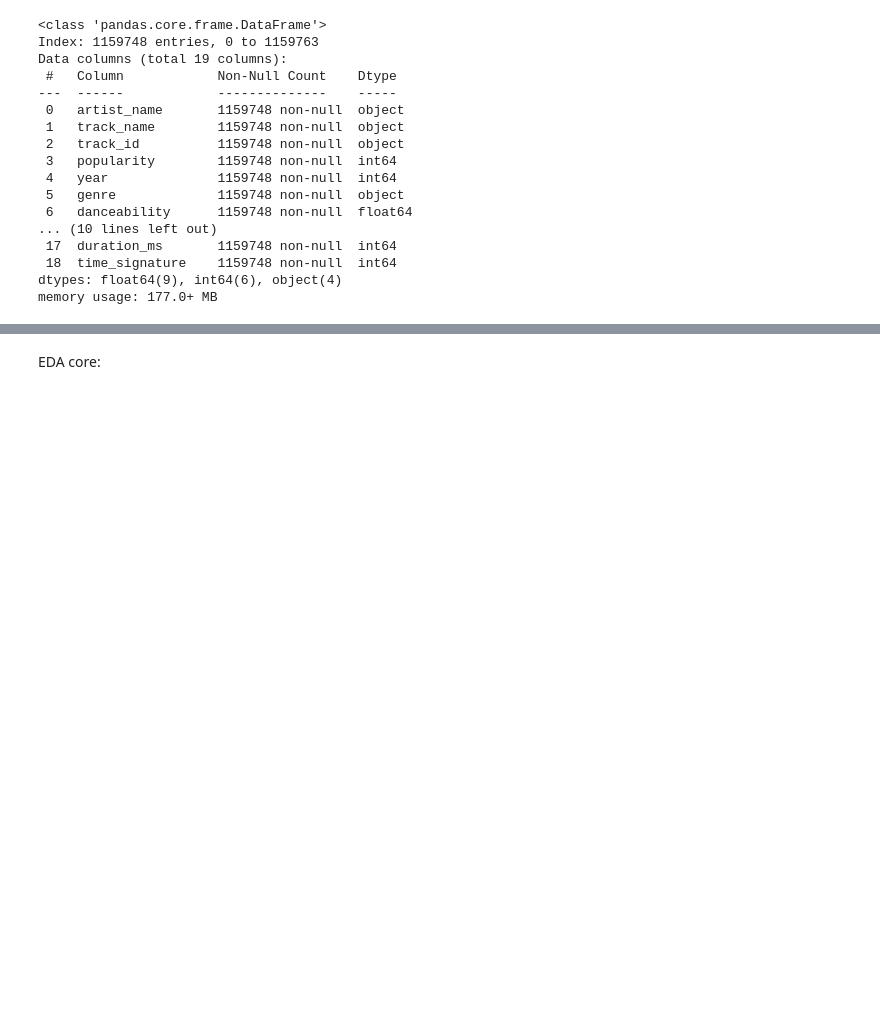
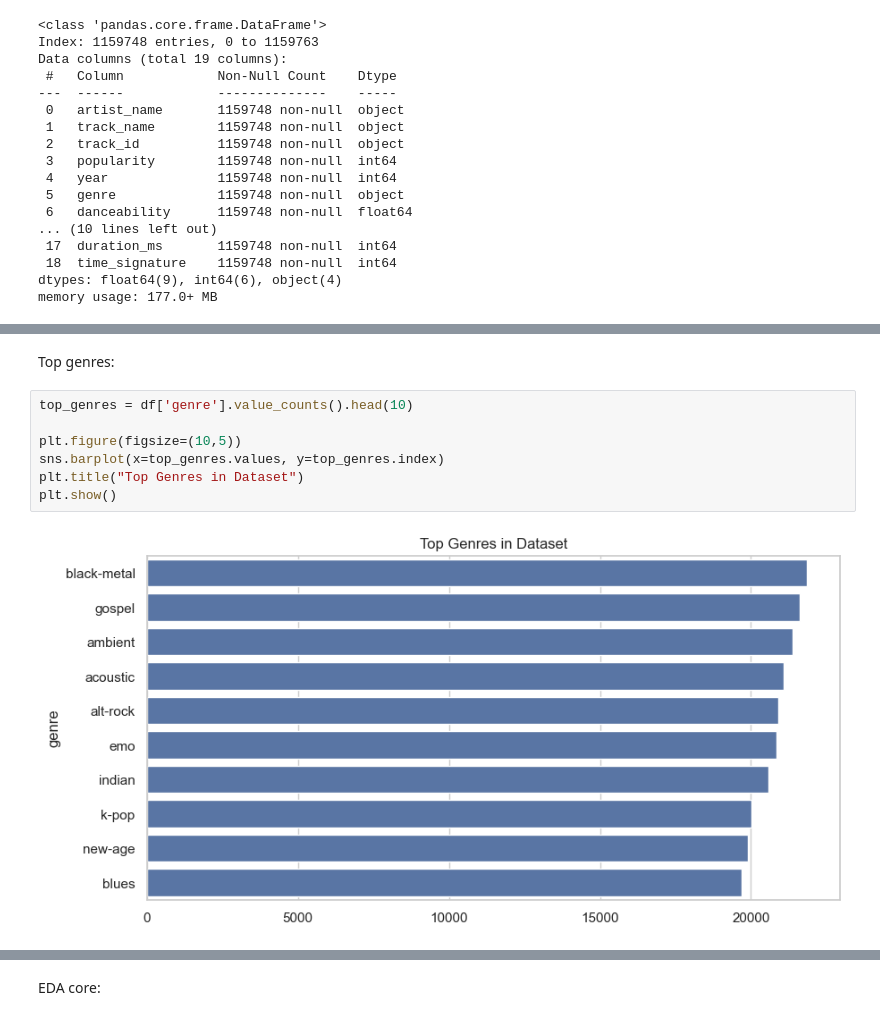
Before and after one commit to AdilkhanEEAIR/spotify_songs_research, a Jupyter notebook: notebooks/analysis.ipynb, the cells around one changed output, grey strips where cells are left out. Saved outputs shown, nothing was run; the diff lists cells and outputs as text; blank space fills up the shorter version.

```diff
--- a/notebooks/analysis.ipynb
+++ b/notebooks/analysis.ipynb
@@ -109,0 +144,11 @@ memory usage: 177.0+ MB
+# %% [markdown]
+Top genres:
+# %%
+top_genres = df['genre'].value_counts().head(10)
+
+plt.figure(figsize=(10,5))
+sns.barplot(x=top_genres.values, y=top_genres.index)
+plt.title("Top Genres in Dataset")
+plt.show()
+# %% [output]
+[figure, added]
```
Also changed, not shown: parts of 50 cells of this notebook.
